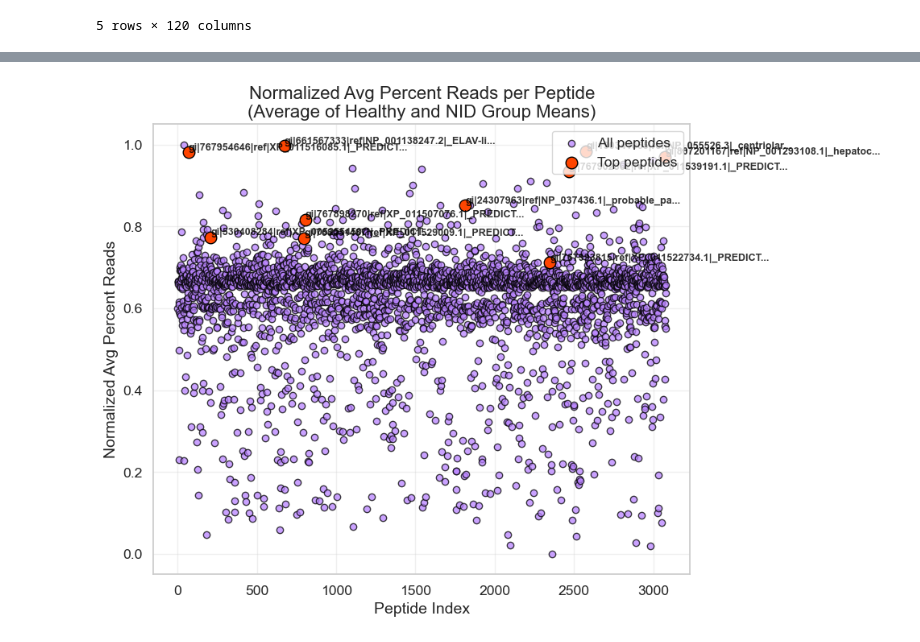
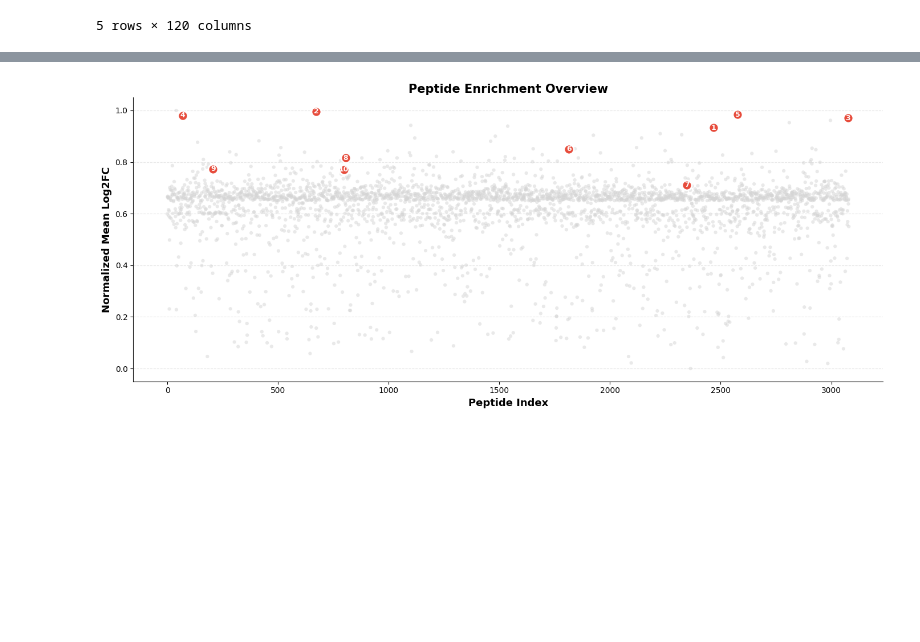
Before and after one commit to sydneysbec/derisi_rotation, a Jupyter notebook: phip_seq_analysis_NID0624.ipynb, the cells around one changed output, grey strips where cells are left out. Saved outputs shown, nothing was run; the diff lists cells and outputs as text; code cells hidden in the pictures; blank space fills up the shorter version.

```diff
--- a/phip_seq_analysis_NID0624.ipynb
+++ b/phip_seq_analysis_NID0624.ipynb
@@ -4,5 +18,5 @@ import numpy as np
 # %%
-data = pd.read_csv('Raw_data/downloads_study757_mapped_rpk_filtered.csv')
+data = pd.read_csv('raw_data/downloads_study757_mapped_rpk_filtered.csv')
 # %%
 first_parts = [col.split('_', 1)[0] for col in data.columns]
 pd.Series(first_parts).value_counts()
@@ -187,7 +339,8 @@ for peptide in filtered_data.index:
 # Only use top 10 hits (by difference: disease mean - healthy mean; descending)
 top_peptides = [peptide for peptide, diff in sorted(peptide_data, key=lambda x: x[1], reverse=True)[:10]]
 
-# Plot per peptide
+# Plot individual peptide comparisons
 for peptide in top_peptides:
-    plot_per_peptide_comparison(filtered_data, peptide, diseased_columns, healthy_columns)
+    plot_per_peptide_comparison(filtered_data, peptide, diseased_columns, healthy_columns,
+                                 clean_label=peptide_to_clean_label[peptide])
 # %% [output]
@@ -201,54 +357,51 @@ KeyboardInterrupt:
 # %%
 import matplotlib.pyplot as plt
 import numpy as np
 
-# For each peptide, compute the mean percent in healthy, mean percent in disease, then average those two.
-# Then normalize these averages across all peptides (e.g., min-max normalization to [0,1])
-
+# Compute mean log2FC across both groups for each peptide
 average_means = []
-peptide_labels = []
-
 for peptide in filtered_data.index:
     healthy_vals = filtered_data.loc[peptide, healthy_columns]
     diseased_vals = filtered_data.loc[peptide, diseased_columns]
-    healthy_mean = healthy_vals.mean()
-    diseased_mean = diseased_vals.mean()
-    avg_mean = (healthy_mean + diseased_mean) / 2
+    avg_mean = (healthy_vals.mean() + diseased_vals.mean()) / 2
     average_means.append(avg_mean)
-    # Abbreviate label for clarity
-    peptide_labels.append(peptide[:40] + "..." if len(peptide) > 40 else peptide)
 
-# Normalize the averaged means (min-max normalization)
 average_means = np.array(average_means)
-min_val = np.min(average_means)
-max_val = np.max(average_means)
-if max_val - min_val > 0:
-    normalized_means = (average_means - min_val) / (max_val - min_val)
-else:
-    normalized_means = np.zeros_like(average_means)
+min_val, max_val = np.min(average_means), np.max(average_means)
+normalized_means = (average_means - min_val) / (max_val - min_val) if max_val > min_val else np.zeros_like(average_means)
 
-plt.figure(figsize=(10, 7))
-plt.scatter(range(len(normalized_means)), normalized_means, color='#b983ff', edgecolor='black', alpha=0.75)
+peptide_index_map = {pep: i for i, pep in enumerate(filtered_data.index)}
 
-plt.xlabel("Peptide Index", fontsize=14)
-plt.ylabel("Normalized Avg Percent Reads", fontsize=14)
-plt.title("Normalized Avg Percent Reads per Peptide\n(Average of Healthy and NID Group Means)", fontsize=16)
-plt.grid(alpha=0.3, axis='both')
+fig, ax = plt.subplots(figsize=(14, 6))
 
-# Optionally, highlight top peptides (from top_peptides)
-for peptide in top_peptides:
-    try:
-        idx = list(filtered_data.index).index(peptide)
-        plt.scatter(idx, normalized_means[idx],
-                    color='orangered', edgecolor='black', s=110, zorder=3)
-        plt.text(idx, normalized_means[idx], peptide_labels[idx],
-                 fontsize=9, color='black', ha='left', va='bottom', fontweight='bold', alpha=0.8)
-    except ValueError:
-        # Peptide not in index
-        continue
+# Background scatter
+ax.scatter(range(len(normalized_means)), normalized_means,
+           color='#D5D5D5', alpha=0.5, s=20, edgecolors='none')
 
-plt.legend(["All peptides", "Top peptides"], loc="upper right", frameon=True)
+# Highlight top peptides with numbered markers
+for rank, peptide in enumerate(top_peptides, 1):
+    idx = peptide_index_map[peptide]
+    ax.scatter(idx, normalized_means[idx], color='#E74C3C', s=150,
+               edgecolor='white', linewidth=2, zorder=5)
+    ax.annotate(str(rank), (idx, normalized_means[idx]),
+                fontsize=9, fontweight='bold', color='white',
+                ha='center', va='center', zorder=6)
+
+ax.set_xlabel("Peptide Index", fontsize=13, fontweight='bold')
+ax.set_ylabel("Normalized Mean Log2FC", fontsize=13, fontweight='bold')
+ax.set_title("Peptide Enrichment Overview", fontsize=15, fontweight='bold')
+ax.spines['top'].set_visible(False)
+ax.spines['right'].set_visible(False)
+ax.yaxis.grid(True, linestyle='--', alpha=0.3)
+ax.set_axisbelow(True)
+
 plt.tight_layout()
 plt.show()
+
+# Print numbered legend
+print("\nTop 10 Enriched Peptides:")
+print("-" * 50)
+for rank, peptide in enumerate(top_peptides, 1):
+    print(f"  {rank:2d}. {peptide_to_clean_label[peptide]}")
 # %% [output]
-[figure, old version]
+[figure, new version]
```
Also changed, not shown: parts of 20 cells of this notebook, 17 other files.
